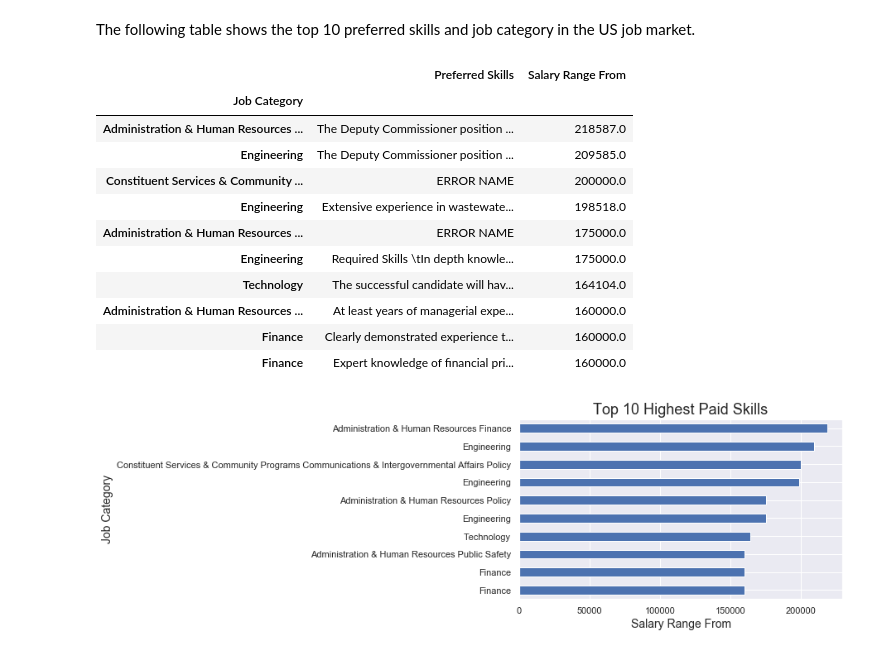
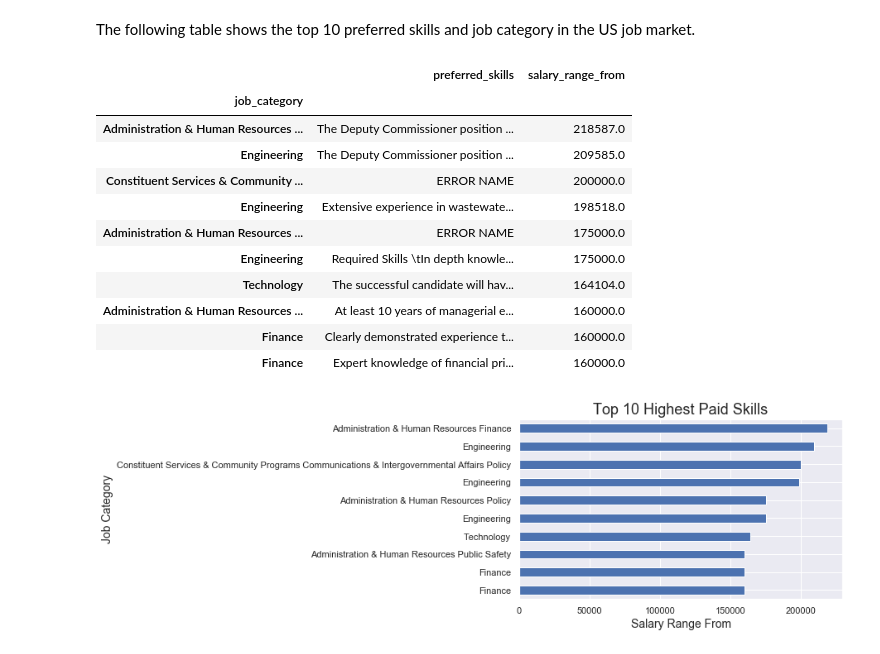
Before and after one commit to Data-Citadel/IDS_GROUP006, a Jupyter notebook: Clustering-New York Job Posting Data-V1.0.ipynb, the cells around one changed output. Drawn from its saved outputs; the diff is of its cells as text; code cells hidden in the pictures.

```diff
--- a/Clustering-New York Job Posting Data-V1.0.ipynb
+++ b/Clustering-New York Job Posting Data-V1.0.ipynb
@@ -414,11 +420,3 @@ def remove_stopwords(text_val):
 #### Cleansing of text value
 
 The cleansing activity of text value usually involves with removal of whitespaces, special characters and other ASCII characters. Here, the cleansing function is applied for all the given text fields.
-# %%
-str_cols = ['Job Description', 'Full-Time/Part-Time indicator', 'Minimum Qual Requirements','Preferred Skills','Residency Requirement']
-
-# Iterate through the dataframe and apply the cleansing function
-for col in str_cols:
-    posting_data[col] = posting_data[col].apply(cleanse_text_impurities)
-
-posting_data[str_cols]
@@ -442,4 +444,4 @@ posting_data[str_cols]
 The year of experience is a required information to understand more on the relationship between the salary and years of experience. However, the data is hidden in the text data of `Preferred Skills` field. We need to perform a search to identify the pattern of years and transform the extracted information into a numerical values.
 # %%
 # posting_data['Experience Phrase'] = posting_data.head(50)['Preferred Skills'].apply(extract_years_exp)
-posting_data['Years of Experience'] = posting_data['Preferred Skills'].apply(extract_years_exp)
+posting_data['years_of_experience'] = posting_data['preferred_skills'].apply(extract_years_exp)
@@ -481,24 +469,24 @@ The analysis are done on the following questions,
 * b. What are the highest paid Job Category in the US market?
 # %%
 # highest_paid_skills = posting_data.groupby(['Job Category','Preferred Skills'])['Salary Range From','Salary Range To'].mean()
-highest_paid_skills = posting_data.groupby(['Job Category','Preferred Skills'])['Salary Range From'].mean()
+highest_paid_skills = posting_data.groupby(['job_category','preferred_skills'])['salary_range_from'].mean()
 
 highest_paid_skills = highest_paid_skills.reset_index()
-top_paid_list = highest_paid_skills.nlargest(10, 'Salary Range From')
+top_paid_list = highest_paid_skills.nlargest(10, 'salary_range_from')
 # top_paid_list.sort_values(by='Salary Range From', ascending=False)
 # %% [markdown]
 The following table shows the top 10 preferred skills and job category in the US job market.
 # %%
 # Lambda expression to split the comma delimited category name and extract only the first token
 short_job_name = lambda x: x.split(',')[0]
 
-top_paid_list.index = top_paid_list['Job Category'].apply(short_job_name)
-top_paid_list.drop(['Job Category'], axis=1)
+top_paid_list.index = top_paid_list['job_category'].apply(short_job_name)
+top_paid_list.drop(['job_category'], axis=1)
 # Print the top paid skillset list
 # top_paid_list
 # %% [output]
-|  | Preferred Skills | Salary Range From |
-| Job Category |  |  |
+|  | preferred_skills | salary_range_from |
+| job_category |  |  |
 | Administration & Human Resources ... | The Deputy Commissioner position ... | 218587.0 |
 | Engineering | The Deputy Commissioner position ... | 209585.0 |
 | Constituent Services & Community ... | ERROR NAME | 200000.0 |
@@ -506,7 +494,7 @@ top_paid_list.drop(['Job Category'], axis=1)
 | Administration & Human Resources ... | ERROR NAME | 175000.0 |
 | Engineering | Required Skills \tIn depth knowle... | 175000.0 |
 | Technology | The successful candidate will hav... | 164104.0 |
-| Administration & Human Resources ... | At least years of managerial expe... | 160000.0 |
+| Administration & Human Resources ... | At least 10 years of managerial e... | 160000.0 |
 | Finance | Clearly demonstrated experience t... | 160000.0 |
 | Finance | Expert knowledge of financial pri... | 160000.0 |
 # %%
```
Also changed, not shown: parts of 32 cells of this notebook, 1 other file.
